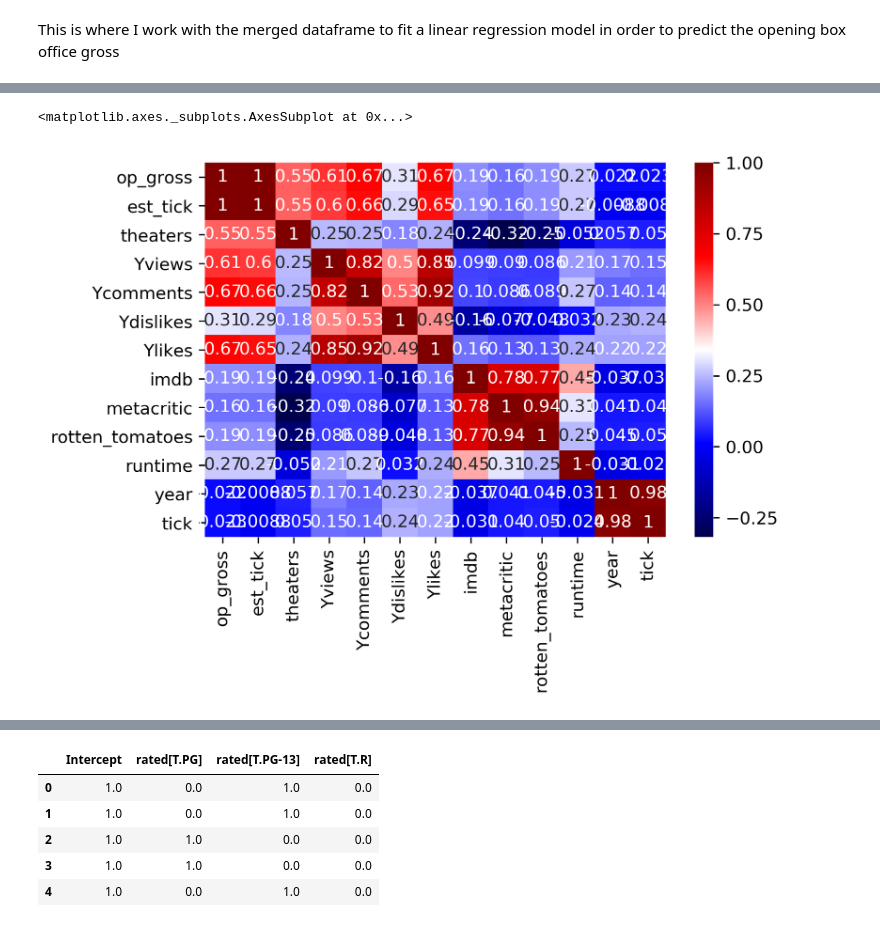
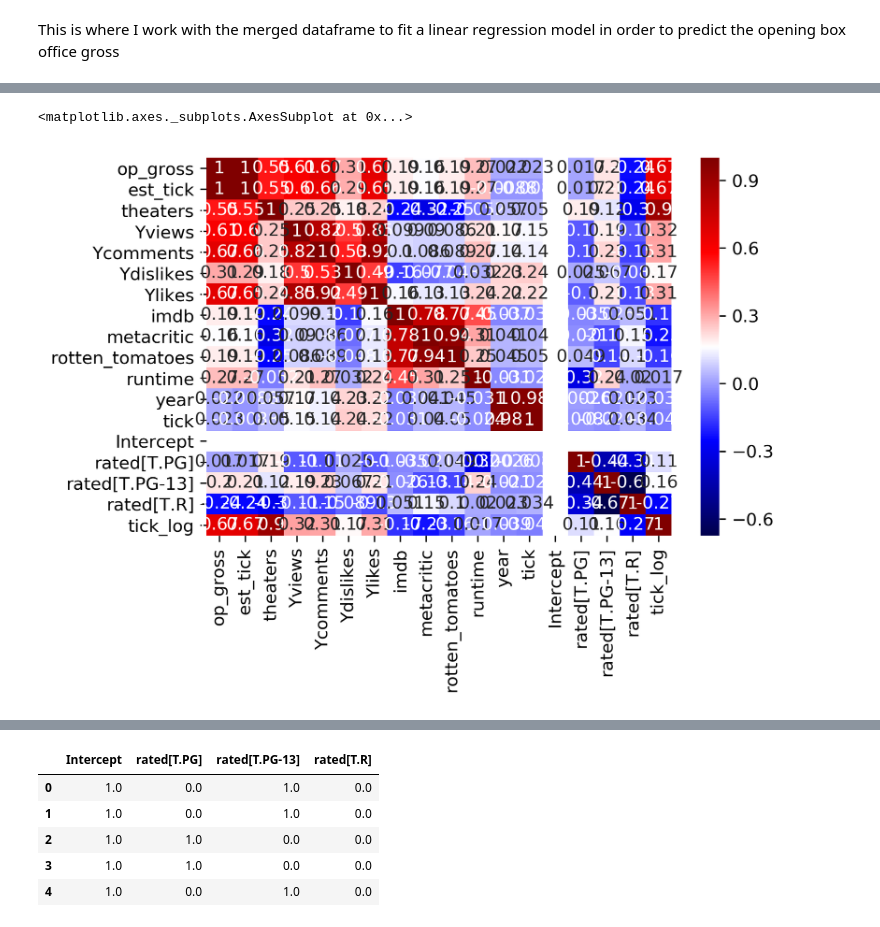
Before and after one commit to pmin91/DS_projects, a Jupyter notebook: 02-Luther/Luther Linear Regression.ipynb, the cells around one changed output, grey strips where cells are left out. Drawn from its saved outputs; the diff is of its cells as text; code cells hidden in the pictures.

```diff
--- a/02-Luther/Luther Linear Regression.ipynb
+++ b/02-Luther/Luther Linear Regression.ipynb
@@ -43,7 +43,7 @@ sns.pairplot(merged3.iloc[:,[23,5,6,7,8,9,12,13]])
 <seaborn.axisgrid.PairGrid at 0x...>
 [figure]
 # %%
-sns.heatmap(merged2.corr(), cmap = "seismic", annot=True)
+sns.heatmap(merged3.corr(), cmap = "seismic", annot=True)
 # %% [output]
 <matplotlib.axes._subplots.AxesSubplot at 0x...>
-[figure, old version]
+[figure, new version]
```
Also changed, not shown: parts of 3 cells of this notebook, 3 other files.
